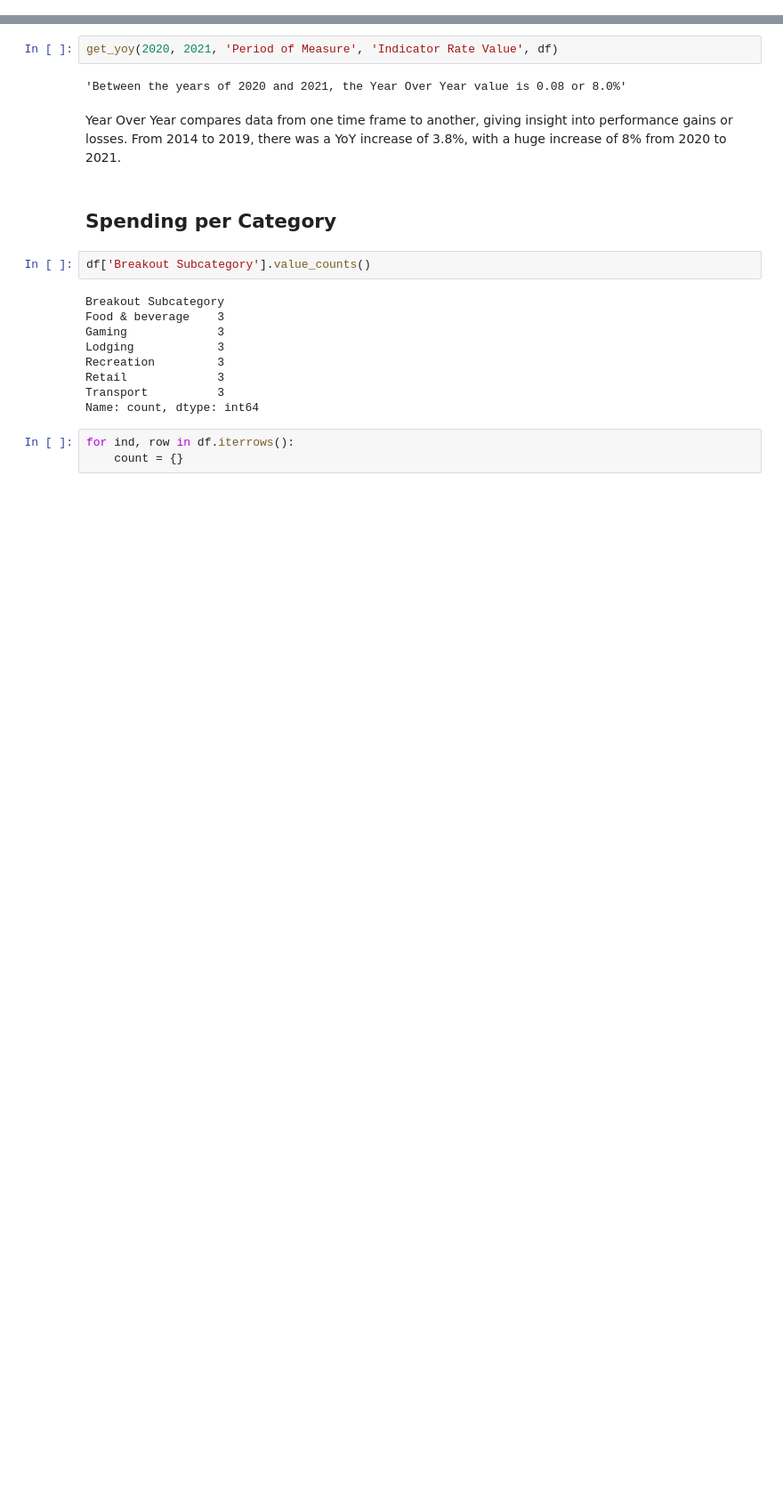
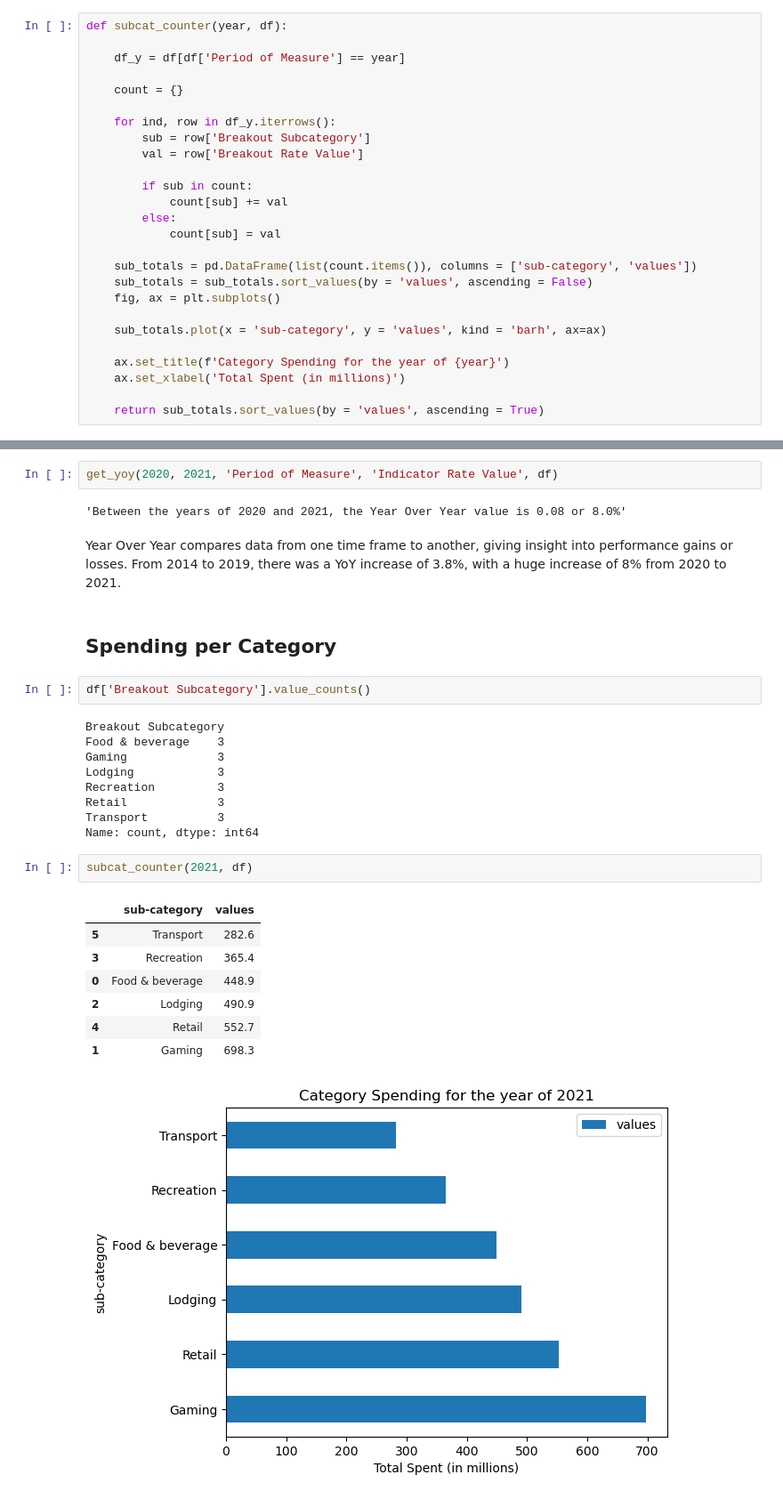
Before and after one commit to Djohnson1313/washoe_tourism_impact, a Jupyter notebook: washoe_tourism_impact_nb.ipynb, the cells around one changed output, grey strips where cells are left out. Shown: that part at 89% size. Drawn from its saved outputs; the diff is of its cells as text; blank space fills up the shorter version.

```diff
--- a/washoe_tourism_impact_nb.ipynb
+++ b/washoe_tourism_impact_nb.ipynb
@@ -99,3 +130,29 @@ def get_yoy(start, end, col, val, df):
+# %%
+def subcat_counter(year, df):
+
+    df_y = df[df['Period of Measure'] == year]
+
+    count = {}
+
+    for ind, row in df_y.iterrows():
+        sub = row['Breakout Subcategory']
+        val = row['Breakout Rate Value']
+
+        if sub in count:
+            count[sub] += val
+        else:
+            count[sub] = val
+
+    sub_totals = pd.DataFrame(list(count.items()), columns = ['sub-category', 'values'])
+    sub_totals = sub_totals.sort_values(by = 'values', ascending = False)
+    fig, ax = plt.subplots()
+
+    sub_totals.plot(x = 'sub-category', y = 'values', kind = 'barh', ax=ax)
+
+    ax.set_title(f'Category Spending for the year of {year}')
+    ax.set_xlabel('Total Spent (in millions)')
+
+    return sub_totals.sort_values(by = 'values', ascending = True)
 # %% [markdown]
 ---
 ## Exploritory Data Alalysis (EDA)
@@ -227,6 +284,14 @@ Recreation         3
 Retail             3
 Transport          3
 Name: count, dtype: int64
-# %%
-for ind, row in df.iterrows():
-    count = {}
+# %%
+subcat_counter(2021, df)
+# %% [output]
+|  | sub-category | values |
+| 5 | Transport | 282.6 |
+| 3 | Recreation | 365.4 |
+| 0 | Food & beverage | 448.9 |
+| 2 | Lodging | 490.9 |
+| 4 | Retail | 552.7 |
+| 1 | Gaming | 698.3 |
+[figure, added]
```
Also changed, not shown: parts of 4 cells of this notebook.
